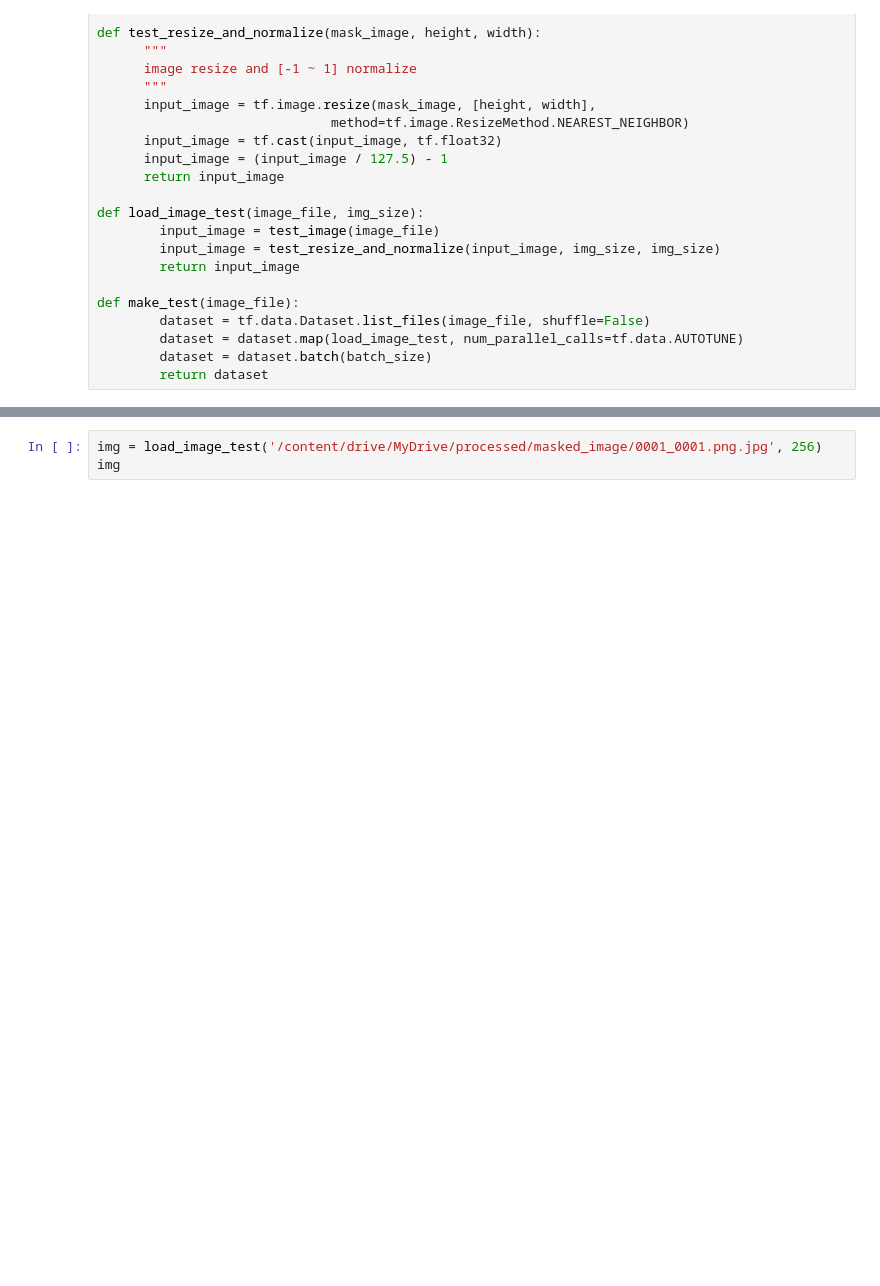
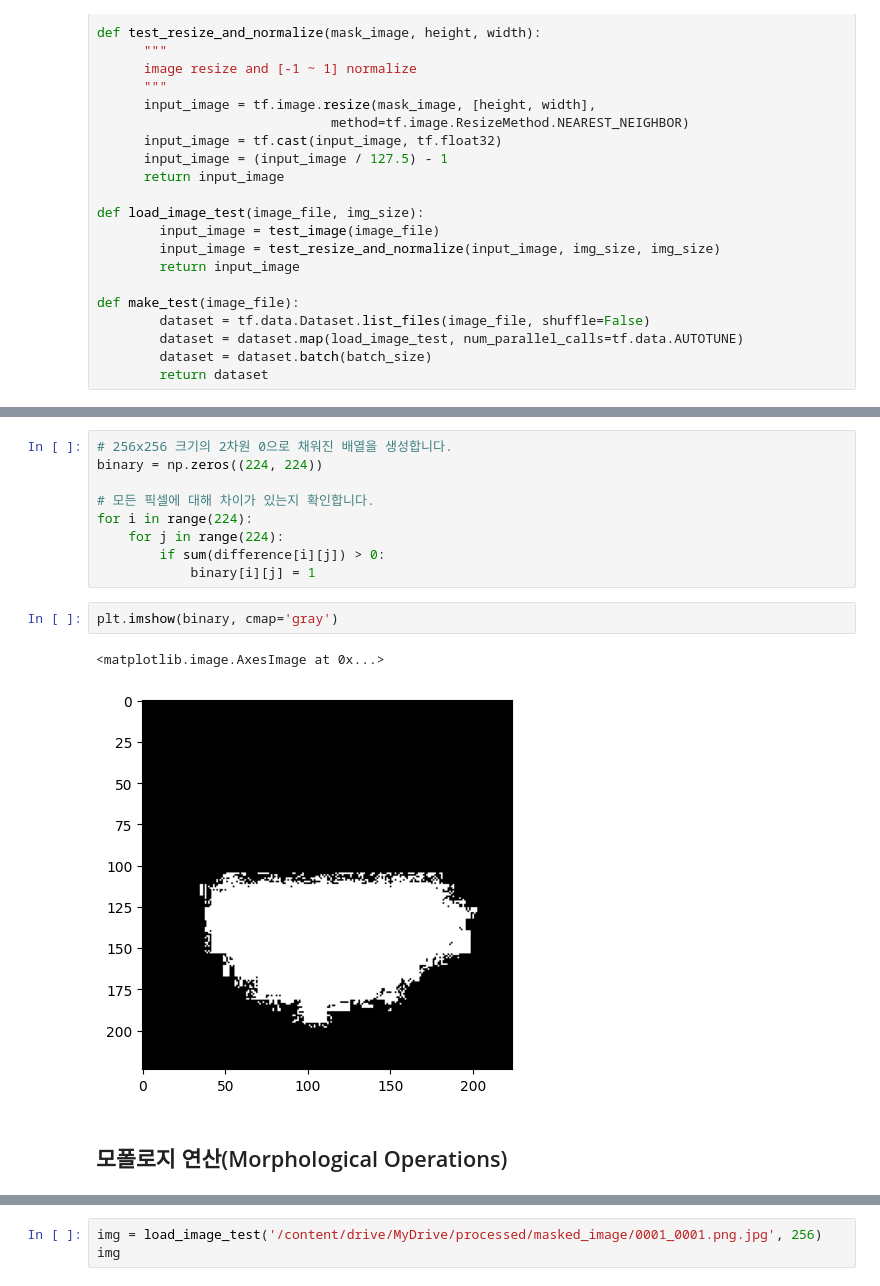
Before and after one commit to hyoungjoojin/UnVeilify, a Jupyter notebook: MaskG.ipynb, the cells around one changed output, grey strips where cells are left out. Cells and saved outputs as stored; diff of their text form; blank space fills up the shorter version.

```diff
--- a/MaskG.ipynb
+++ b/MaskG.ipynb
@@ -432,0 +466,16 @@ def make_test(image_file):
+# %%
+# 256x256 크기의 2차원 0으로 채워진 배열을 생성합니다.
+binary = np.zeros((224, 224))
+
+# 모든 픽셀에 대해 차이가 있는지 확인합니다.
+for i in range(224):
+    for j in range(224):
+        if sum(difference[i][j]) > 0:
+            binary[i][j] = 1
+# %%
+plt.imshow(binary, cmap='gray')
+# %% [output]
+<matplotlib.image.AxesImage at 0x...>
+[figure, added]
+# %% [markdown]
+## 모폴로지 연산(Morphological Operations)
```
Also changed, not shown: parts of 32 cells of this notebook, 32 other files.
